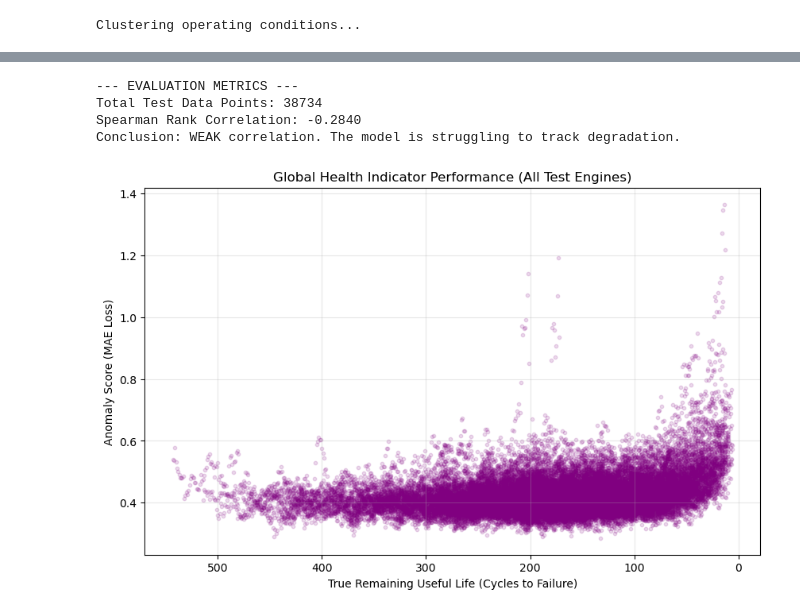
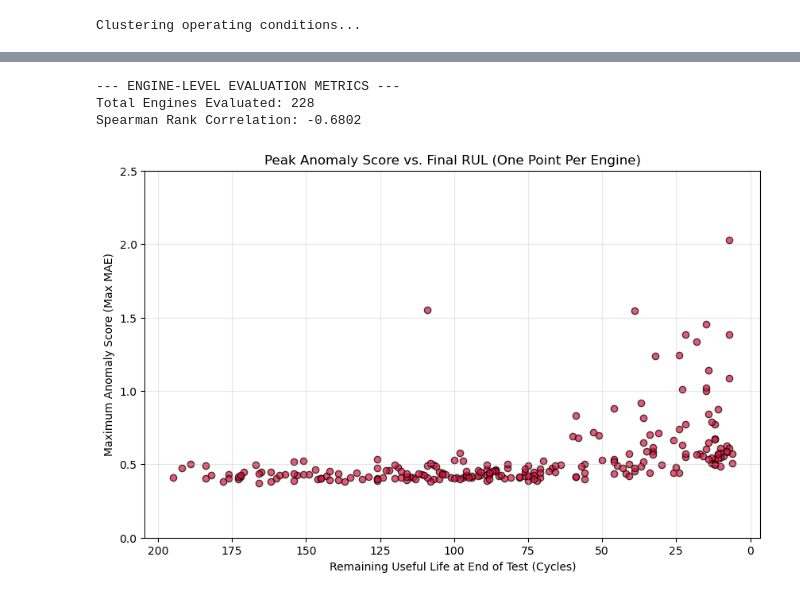
Before and after one commit to RandomKiddo/HackAI2026, a Jupyter notebook: src/Project.ipynb, the cells around one changed output, grey strips where cells are left out. Cells and saved outputs as stored; diff of their text form; code cells hidden in the pictures.

Commit message:
working model!

```diff
--- a/src/Project.ipynb
+++ b/src/Project.ipynb
@@ -17,7 +17,7 @@ from sklearn.preprocessing import StandardScaler
 os.environ["LOKY_MAX_CPU_COUNT"] = "4"
 plt.rcParams.update({'text.usetex': False})
 tf.random.set_seed(42)
-WINDOW_SIZE = 10
+WINDOW_SIZE = 50
 HEALTHY_RUL_THRESHOLD = 125 # Cycles before failure where degradation typically begins
 # %%
 # --- 2. DOWNLOAD & LOAD ---
@@ -41,7 +41,7 @@ df['RUL'] = df['max_cycle'] - df['cycle']
 df.drop('max_cycle', axis=1, inplace=True)
 # %%
 # --- 4. CLEANING ---
-drop_cols = ['s_1', 's_5', 's_10', 's_16', 's_18', 's_19']
+drop_cols = ['s_13', 's_16', 's_19']
 df.drop(labels=drop_cols, axis=1, inplace=True)
 df_test.drop(labels=drop_cols, axis=1, inplace=True)
 
@@ -130,7 +130,7 @@ early_stopper = EarlyStopping(
 history = model.fit(
     X_train_healthy,
     X_train_healthy,
-    epochs=50,
+    epochs=10,
     batch_size=64,
     validation_split=0.1,
     callbacks=[early_stopper],
@@ -262,37 +251,31 @@ Calculating MAE and True RUL for all test engines...
 # %%
 # --- 11. CALCULATE STATISTICS ---
-# We expect a NEGATIVE correlation (As RUL goes down, MAE should go UP)
-corr, p_value = spearmanr(all_true_ruls, all_test_maes)
+# We expect a NEGATIVE correlation:
+# Low RUL (near failure) should have a High Max MAE (high anomaly).
+corr, p_value = spearmanr(engine_final_ruls, engine_max_maes)
 
-print(f"\n--- EVALUATION METRICS ---")
-print(f"Total Test Data Points: {len(all_test_maes)}")
+print(f"\n--- ENGINE-LEVEL EVALUATION METRICS ---")
+print(f"Total Engines Evaluated: {len(engine_max_maes)}")
 print(f"Spearman Rank Correlation: {corr:.4f}")
-if corr < -0.6:
-    print("Conclusion: STRONG inverse correlation! The model accurately tracks degradation.")
-elif corr < -0.3:
-    print("Conclusion: MODERATE inverse correlation. Model sees degradation but has noise.")
-else:
-    print("Conclusion: WEAK correlation. The model is struggling to track degradation.")
 # %% [output]
---- EVALUATION METRICS ---
-Total Test Data Points: 38734
-Spearman Rank Correlation: -0.2840
-Conclusion: WEAK correlation. The model is struggling to track degradation.
+--- ENGINE-LEVEL EVALUATION METRICS ---
+Total Engines Evaluated: 228
+Spearman Rank Correlation: -0.6802
 # %%
-# --- 12. VISUALIZATION 1: Global Scatterplot ---
+# --- 12. VISUALIZATION: Peak Anomaly vs. Final RUL ---
 plt.figure(figsize=(10, 6))
-# We use alpha=0.3 to see density, as there are thousands of points
-plt.scatter(all_true_ruls, all_test_maes, alpha=0.15, color='purple', s=10)
+plt.scatter(engine_final_ruls, engine_max_maes, alpha=0.7, color='crimson', edgecolors='k')
 
-# Invert X axis so that the timeline moves left-to-right toward 0 (Failure)
+# Invert X axis so that the timeline moves toward 0 (Failure)
 plt.gca().invert_xaxis()
-plt.title('Global Health Indicator Performance (All Test Engines)')
-plt.xlabel('True Remaining Useful Life (Cycles to Failure)')
-plt.ylabel('Anomaly Score (MAE Loss)')
+plt.title('Peak Anomaly Score vs. Final RUL (One Point Per Engine)')
+plt.xlabel('Remaining Useful Life at End of Test (Cycles)')
+plt.ylim(0, 2.5)
+plt.ylabel('Maximum Anomaly Score (Max MAE)')
 plt.grid(True, alpha=0.3)
-plt.show(block=False)
+plt.show()
 # %% [output]
-[figure, old version]
+[figure, new version]
 # %%
 # --- 13. VISUALIZATION 2: Engine Timeline ---
 if longest_engine_data is not None:
```
Also changed, not shown: parts of 6 cells of this notebook.
